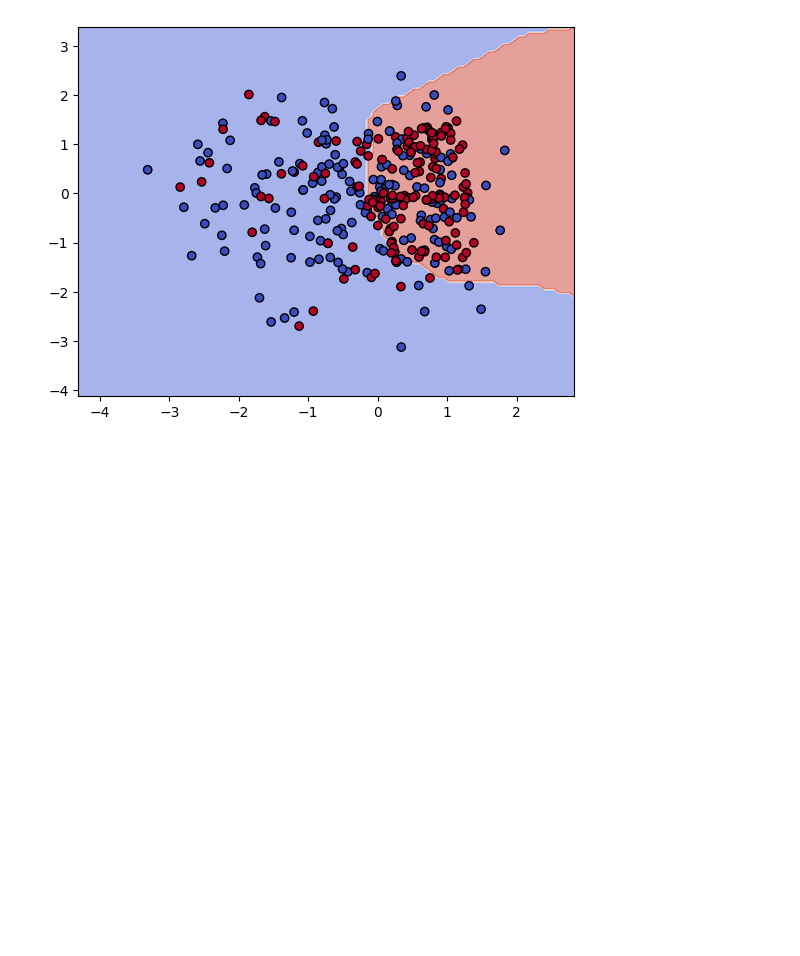
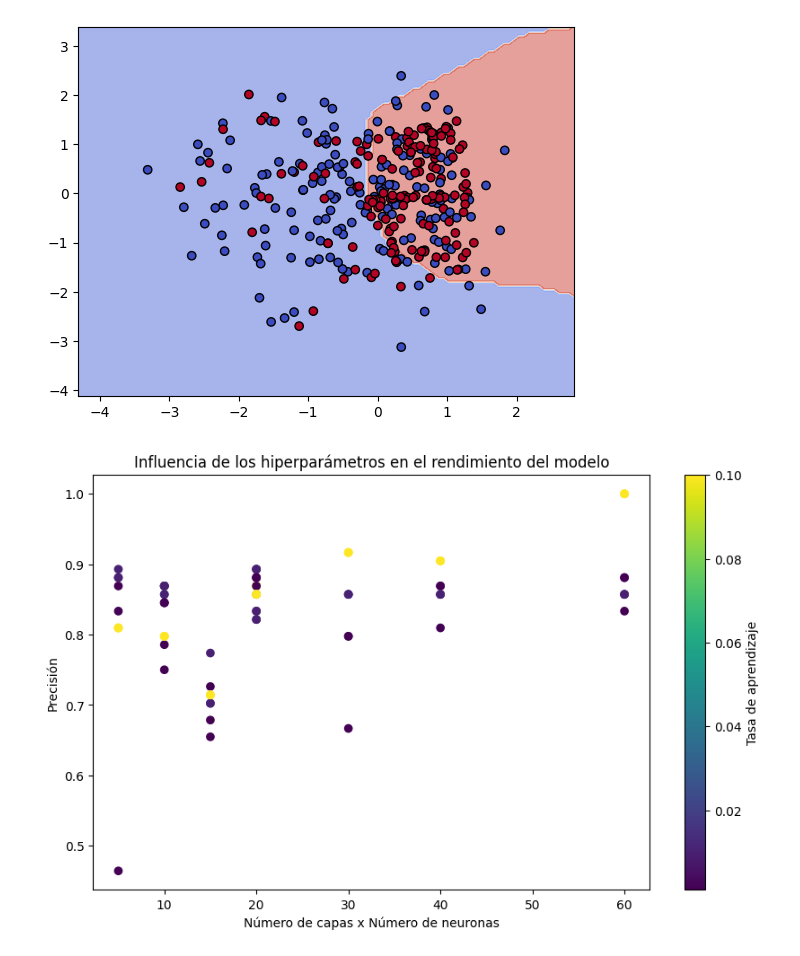
Before and after one commit to EnriGF/Proyecto_ML, a Jupyter notebook: RedesNeuronales.ipynb, the cells around one changed output. Saved outputs shown, nothing was run; the diff lists cells and outputs as text; code cells hidden in the pictures; blank space fills up the shorter version.

Commit message:
Visualizar la influencia de los hiperparámetros

```diff
--- a/RedesNeuronales.ipynb
+++ b/RedesNeuronales.ipynb
@@ -98,3 +98,36 @@ plt.show()
 # %% [output]
 <Figure size 800x600 with 0 Axes>
 [figure]
+# %%
+#Vamos a mostrar la influencia de algunos hiperparámetros en el rendimiento del modelo
+import numpy as np
+
+#Parámetros a evaluar
+num_layers = [1, 2, 3]
+num_neurons = [5, 10, 20]
+learning_rates = [0.001, 0.01, 0.1]
+max_iterations = [100, 500, 1000]
+
+accuracies = [] #almacenará los resultados del accuracy
+for layers in num_layers:
+    for neurons in num_neurons:
+        for lr in learning_rates:
+            for iterations in max_iterations:
+                clf = MLPClassifier(hidden_layer_sizes=(neurons,)*layers, learning_rate_init=lr, max_iter=iterations, random_state=42)
+                clf.fit(X_train, y_train.squeeze())
+                acc = clf.score(X_test, y_pred)
+                accuracies.append((layers, neurons, lr, iterations, acc))
+
+#Extraemos los valores de precisión
+accuracies = np.array(accuracies)
+
+#Visualizamos los resultados gráficamente
+plt.figure(figsize=(10, 6))
+plt.scatter(accuracies[:, 0]*accuracies[:, 1], accuracies[:, 4], c=accuracies[:, 2].astype(float), cmap='viridis')
+plt.xlabel('Número de capas x Número de neuronas')
+plt.ylabel('Precisión')
+plt.title('Influencia de los hiperparámetros en el rendimiento del modelo')
+plt.colorbar(label='Tasa de aprendizaje')
+plt.show()
+# %% [output]
+[figure, added]
```
